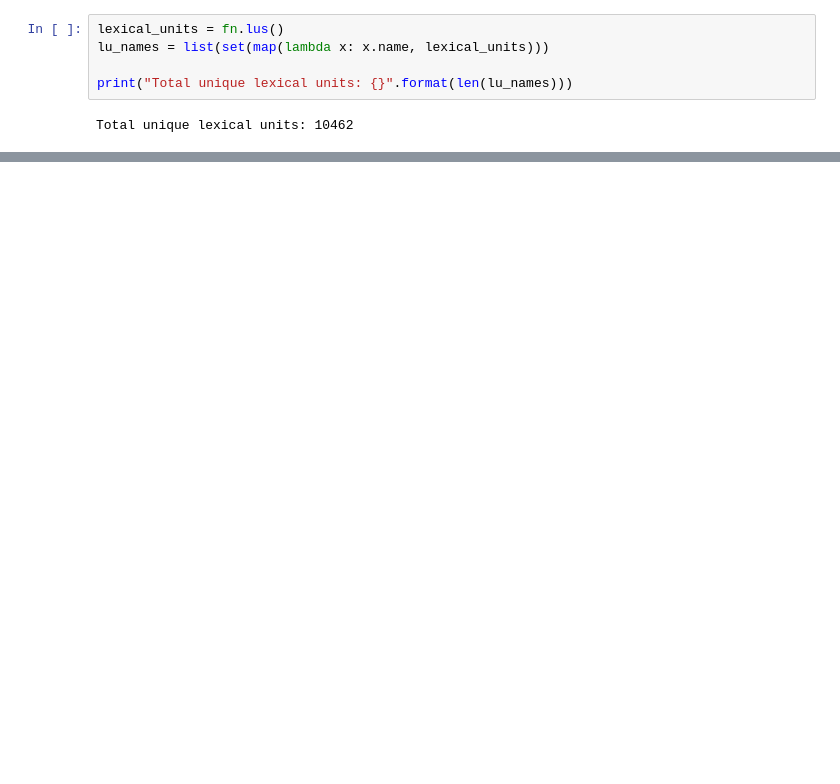
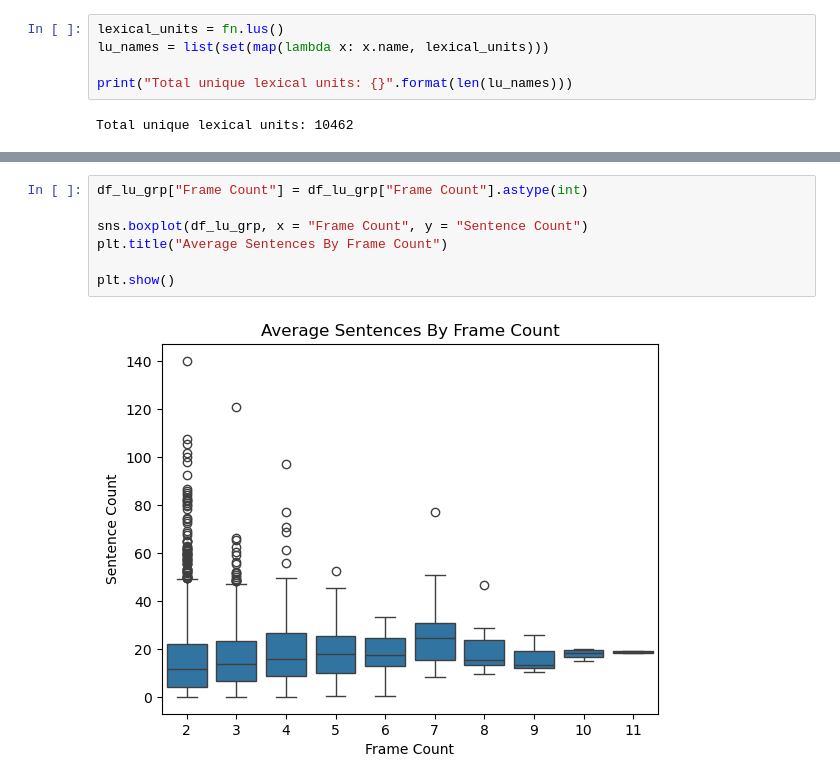
Before and after one commit to ryandschaefer/cs5322-project, a Jupyter notebook: src/statistics.ipynb, the cells around one changed output, grey strips where cells are left out. Drawn from its saved outputs; the diff is of its cells as text; blank space fills up the shorter version.

```diff
--- a/src/statistics.ipynb
+++ b/src/statistics.ipynb
@@ -79,0 +112,9 @@ plt.show()
+# %%
+df_lu_grp["Frame Count"] = df_lu_grp["Frame Count"].astype(int)
+
+sns.boxplot(df_lu_grp, x = "Frame Count", y = "Sentence Count")
+plt.title("Average Sentences By Frame Count")
+
+plt.show()
+# %% [output]
+[figure, added]
```
Also changed, not shown: parts of 14 cells of this notebook, 1 other file.
